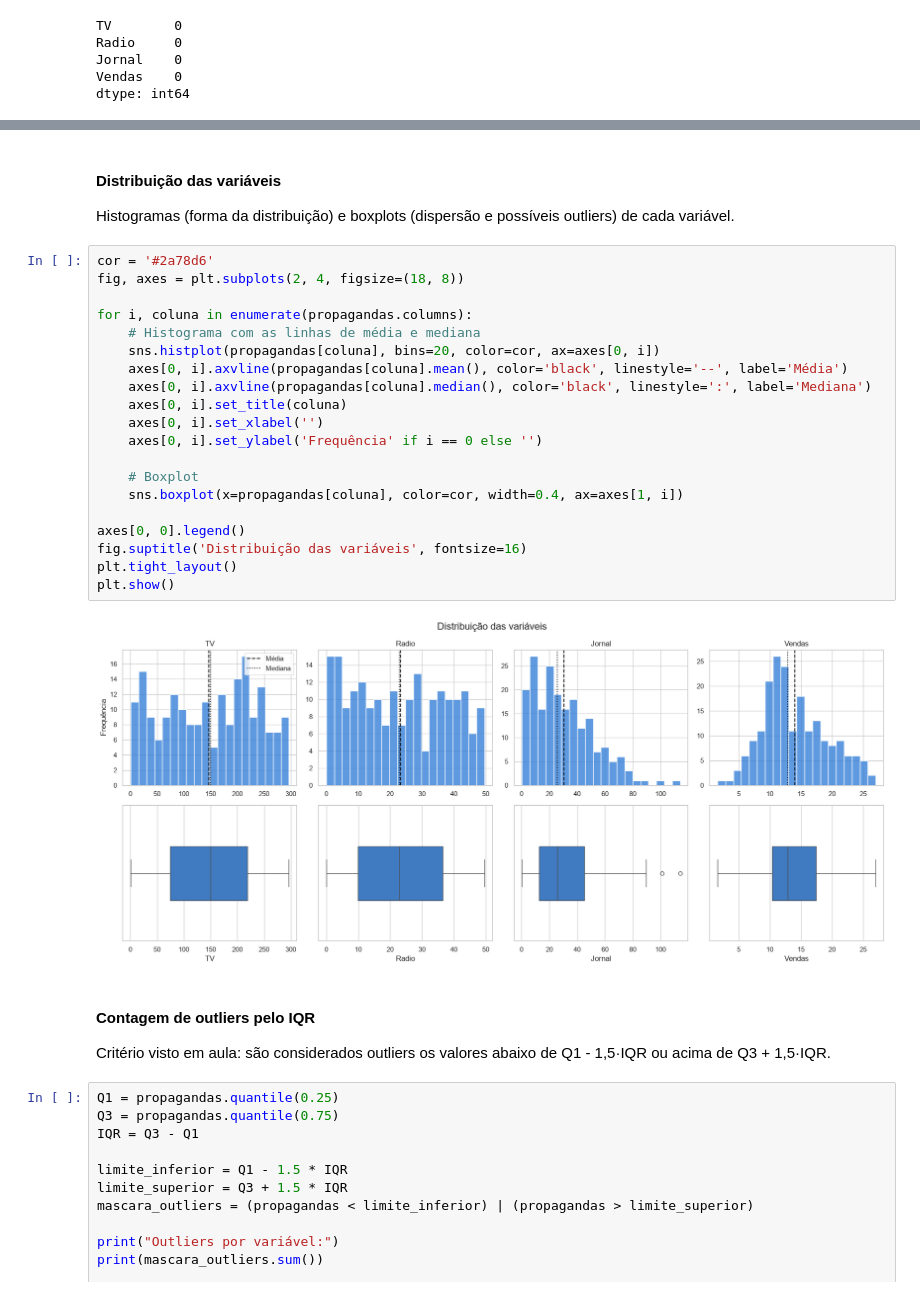
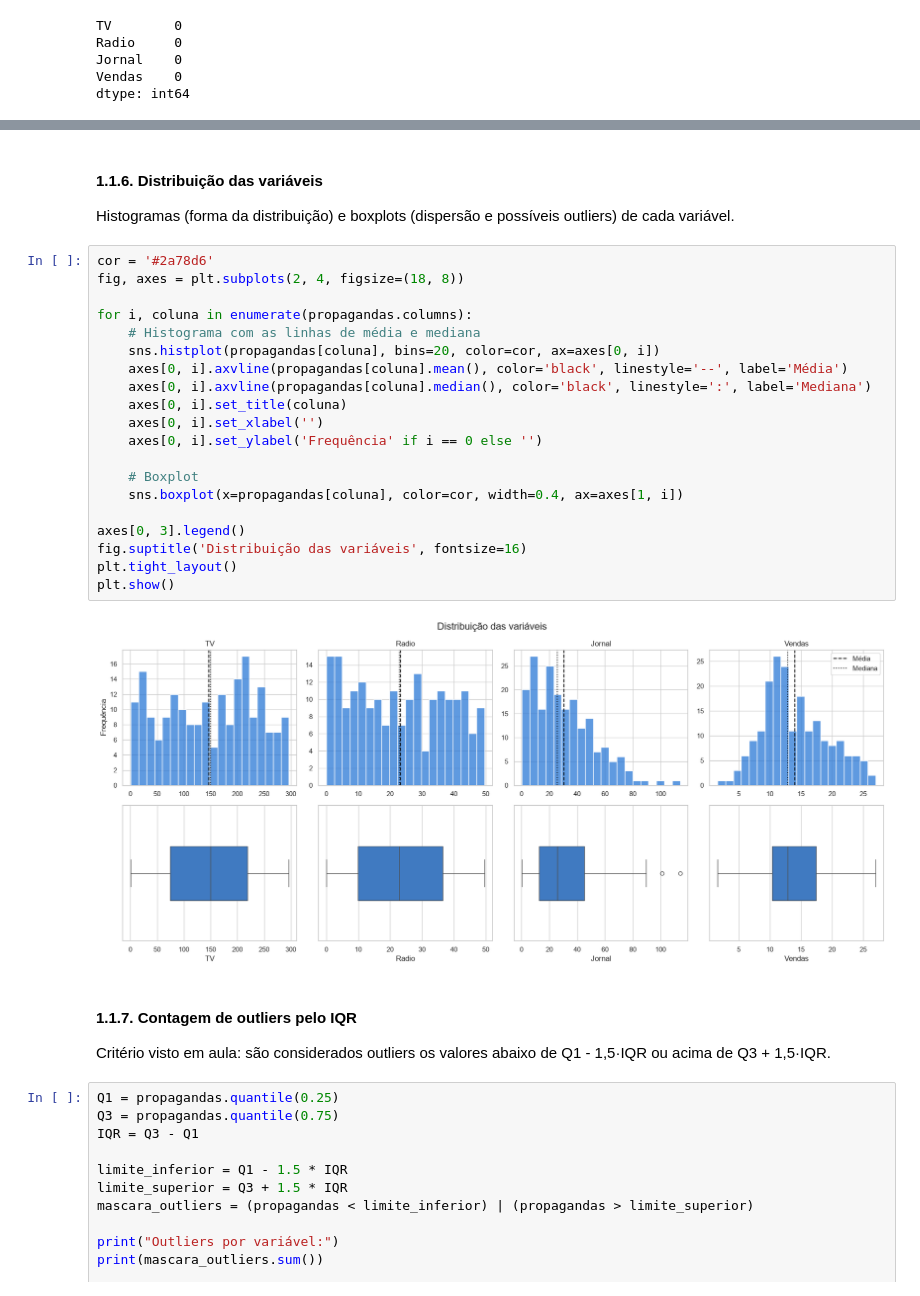
Before and after one commit to joaopdroslv/modelos-de-regressao-pucminas, a Jupyter notebook: Atividades/Lista_1/notebooks/Lista_1 - Análises.ipynb, the cells around one changed output, grey strips where cells are left out. Cells and saved outputs as stored; diff of their text form.

```diff
--- a/Atividades/Lista_1/notebooks/Lista_1 - Análises.ipynb
+++ b/Atividades/Lista_1/notebooks/Lista_1 - Análises.ipynb
@@ -77,31 +107,31 @@ resumo.round(2)
 # %% [markdown]
-#### Distribuição das variáveis
+#### 1.1.6. Distribuição das variáveis
 
 Histogramas (forma da distribuição) e boxplots (dispersão e possíveis outliers) de cada variável.
 # %%
 cor = '#2a78d6'
 fig, axes = plt.subplots(2, 4, figsize=(18, 8))
 
 for i, coluna in enumerate(propagandas.columns):
     # Histograma com as linhas de média e mediana
     sns.histplot(propagandas[coluna], bins=20, color=cor, ax=axes[0, i])
     axes[0, i].axvline(propagandas[coluna].mean(), color='black', linestyle='--', label='Média')
     axes[0, i].axvline(propagandas[coluna].median(), color='black', linestyle=':', label='Mediana')
     axes[0, i].set_title(coluna)
     axes[0, i].set_xlabel('')
     axes[0, i].set_ylabel('Frequência' if i == 0 else '')
 
     # Boxplot
     sns.boxplot(x=propagandas[coluna], color=cor, width=0.4, ax=axes[1, i])
 
-axes[0, 0].legend()
+axes[0, 3].legend()
 fig.suptitle('Distribuição das variáveis', fontsize=16)
 plt.tight_layout()
 plt.show()
 # %% [output]
-[figure, old version]
+[figure, new version]
 # %% [markdown]
-#### Contagem de outliers pelo IQR
+#### 1.1.7. Contagem de outliers pelo IQR
 
 Critério visto em aula: são considerados outliers os valores abaixo de Q1 - 1,5·IQR ou acima de Q3 + 1,5·IQR.
 # %%
```
Also changed, not shown: parts of 17 cells of this notebook.
